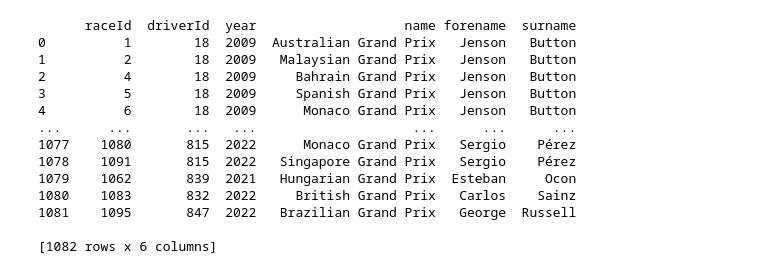
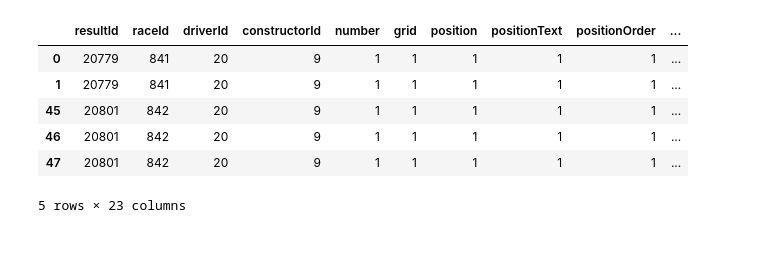
Before and after one commit to MohamedElhadidy0019/Formula_One_Data_Analysis, a Jupyter notebook: optimal_pitstops.ipynb, the cells around one changed output. Drawn from its saved outputs; the diff is of its cells as text; code cells hidden in the pictures; blank space fills up the shorter version.

```diff
--- a/optimal_pitstops.ipynb
+++ b/optimal_pitstops.ipynb
@@ -83,29 +21,13 @@ race_results.head()
 # %%
 
-# Filter for rows where the driver finished in position 1
-position_1 = race_results[race_results['position'] == '1']
+# Filter the joined data frame to only include rows where the driver finished in position 1
+winner_df= joined_df[joined_df['position'] == '1']
+winner_df.head()
+# %% [output]
+|  | resultId | raceId | driverId | constructorId | number | grid | position | positionText | positionOrder | ... |
+| 0 | 20779 | 841 | 20 | 9 | 1 | 1 | 1 | 1 | 1 | ... |
+| 1 | 20779 | 841 | 20 | 9 | 1 | 1 | 1 | 1 | 1 | ... |
+| 45 | 20801 | 842 | 20 | 9 | 1 | 1 | 1 | 1 | 1 | ... |
+| 46 | 20801 | 842 | 20 | 9 | 1 | 1 | 1 | 1 | 1 | ... |
+| 47 | 20801 | 842 | 20 | 9 | 1 | 1 | 1 | 1 | 1 | ... |
+5 rows × 23 columns
-# %%
-
-# Merge the filtered DataFrame with the drivers DataFrame on their common 'driverId' column
-position_1_drivers = position_1.merge(drivers, on='driverId')
-
-# Select only the columns you're interested in
-position_1_drivers = position_1_drivers[['raceId', 'driverId', 'year', 'name', 'forename', 'surname']]
-
-# Print the results
-print(position_1_drivers)
-# %% [output]
-      raceId  driverId  year                   name forename  surname
-0          1        18  2009  Australian Grand Prix   Jenson   Button
-1          2        18  2009   Malaysian Grand Prix   Jenson   Button
-2          4        18  2009     Bahrain Grand Prix   Jenson   Button
-3          5        18  2009     Spanish Grand Prix   Jenson   Button
-4          6        18  2009      Monaco Grand Prix   Jenson   Button
-...      ...       ...   ...                    ...      ...      ...
-1077    1080       815  2022      Monaco Grand Prix   Sergio    Pérez
-1078    1091       815  2022   Singapore Grand Prix   Sergio    Pérez
-1079    1062       839  2021   Hungarian Grand Prix  Esteban     Ocon
-1080    1083       832  2022     British Grand Prix   Carlos    Sainz
-1081    1095       847  2022   Brazilian Grand Prix   George  Russell
-
-[1082 rows x 6 columns]
```
Also changed, not shown: parts of 15 cells of this notebook, 4 other files.
